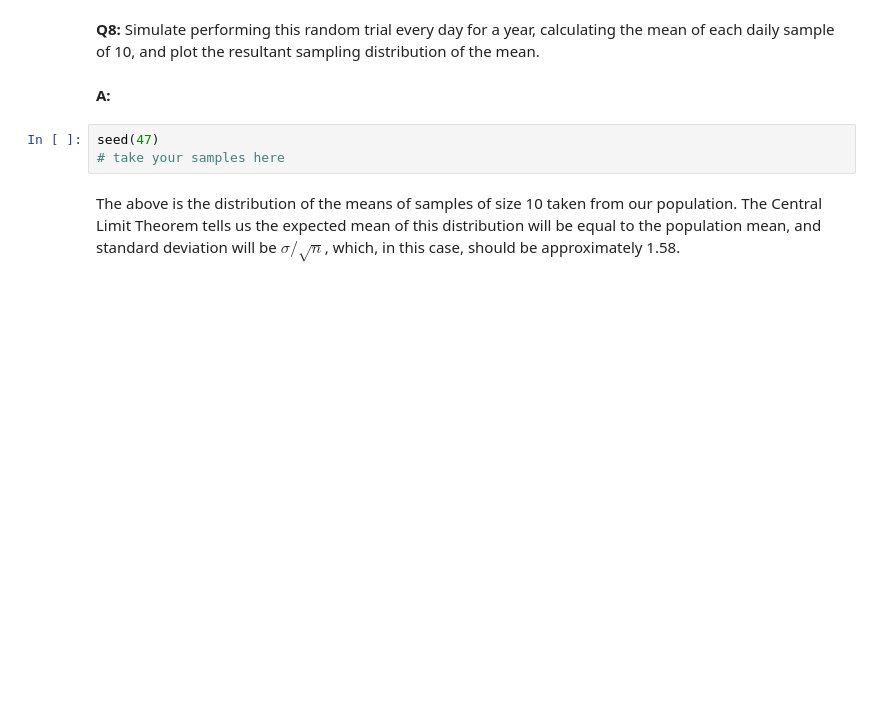
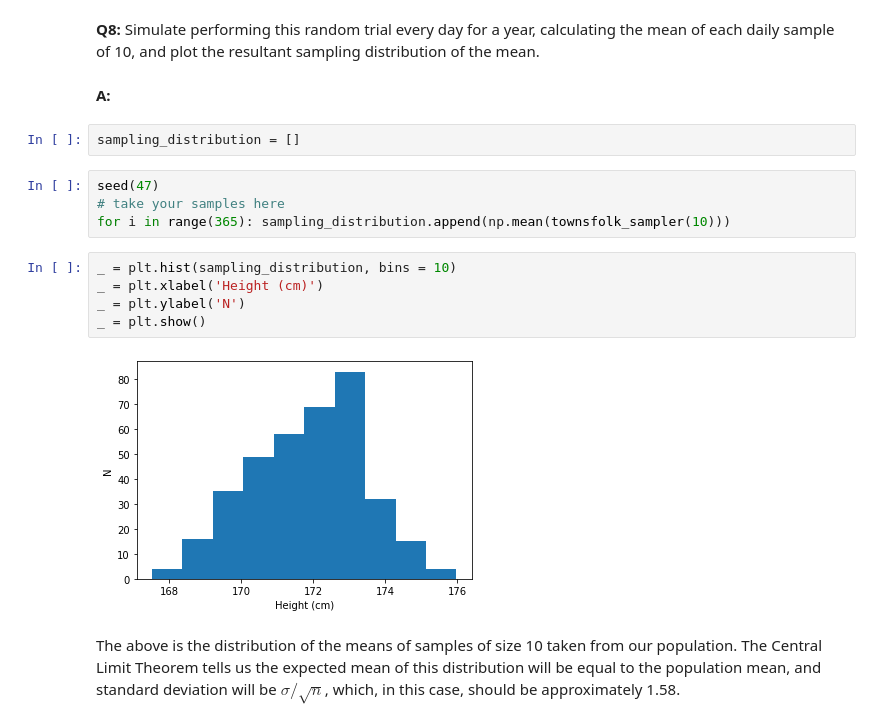
Before and after one commit to dj-m/StatisticalInference, a Jupyter notebook: notebooks/Frequentist Inference Case Study - Part A.ipynb, the cells around one changed output. Saved outputs shown, nothing was run; the diff lists cells and outputs as text; blank space fills up the shorter version.

```diff
--- a/notebooks/Frequentist Inference Case Study - Part A.ipynb
+++ b/notebooks/Frequentist Inference Case Study - Part A.ipynb
@@ -197,9 +197,19 @@ np.mean(daily_sample2)
 __Q8:__ Simulate performing this random trial every day for a year, calculating the mean of each daily sample of 10, and plot the resultant sampling distribution of the mean.
 # %% [markdown]
 __A:__
+# %%
+sampling_distribution = []
 # %%
 seed(47)
 # take your samples here
+for i in range(365): sampling_distribution.append(np.mean(townsfolk_sampler(10)))
+# %%
+_ = plt.hist(sampling_distribution, bins = 10)
+_ = plt.xlabel('Height (cm)')
+_ = plt.ylabel('N')
+_ = plt.show()
+# %% [output]
+[figure, added]
 # %% [markdown]
 The above is the distribution of the means of samples of size 10 taken from our population. The Central Limit Theorem tells us the expected mean of this distribution will be equal to the population mean, and standard deviation will be $\sigma / \sqrt n$, which, in this case, should be approximately 1.58.
 # %% [markdown]
```
Also changed, not shown: parts of 2 cells of this notebook.
